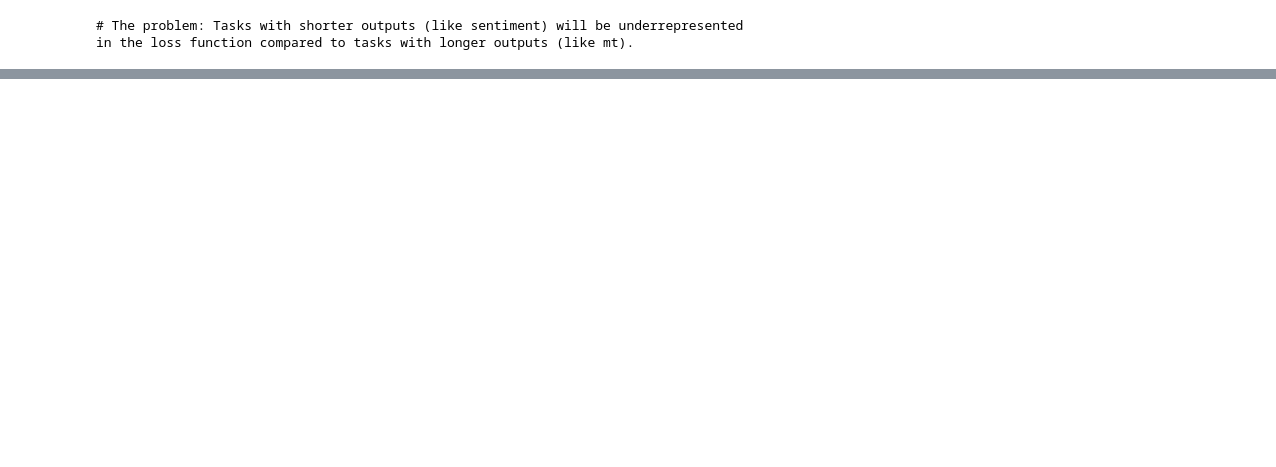
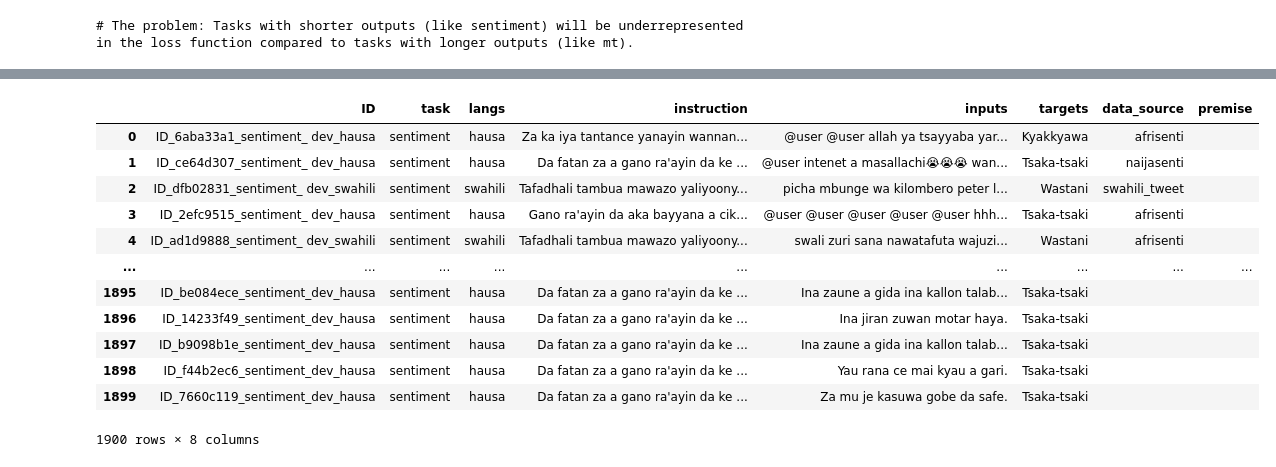
Before and after one commit to melissafasol/InkubaLM-Challenge, a Jupyter notebook: notebooks_EDA/01_QLoRA_baseline.ipynb, the cells around one changed output, grey strips where cells are left out. Saved outputs shown, nothing was run; the diff lists cells and outputs as text; code cells hidden in the pictures; blank space fills up the shorter version.

```diff
--- a/notebooks_EDA/01_QLoRA_baseline.ipynb
+++ b/notebooks_EDA/01_QLoRA_baseline.ipynb
@@ -383,0 +225,5 @@ df.head()  # Show first 5 rows
+# %%
+sentiment_swa_supp = supplement.generate_swahili_supplement()
+sentiment_hau_supp = supplement.generate_hausa_supplement()
+# %%
+sent_df_supp = pd.concat([sentiment_swa_supp,sentiment_hau_supp])
@@ -383,0 +264,30 @@ df.head()  # Show first 5 rows
+# %%
+required_columns = ['ID', 'task', 'langs', 'instruction', 'inputs', 'targets', 'data_source', 'premise']
+
+for df in [train_df, sent_df_supp]:
+    for col in required_columns:
+        if col not in df.columns:
+            df[col] = ""  # fill missing columns with empty string
+
+# Reorder columns to be consistent
+df1 = train_df[required_columns]
+df2 = sent_df_supp[required_columns]
+
+# Concatenate without NaNs
+combined_df = pd.concat([df1, df2], ignore_index=True)
+# %%
+combined_df
+# %% [output]
+|  | ID | task | langs | instruction | inputs | targets | data_source | premise |
+| 0 | ID_6aba33a1_sentiment_ dev_hausa | sentiment | hausa | Za ka iya tantance yanayin wannan... | @user @user allah ya tsayyaba yar... | Kyakkyawa | afrisenti |  |
+| 1 | ID_ce64d307_sentiment_ dev_hausa | sentiment | hausa | Da fatan za a gano ra'ayin da ke ... | @user intenet a masallachi😭😭😭 wan... | Tsaka-tsaki | naijasenti |  |
+| 2 | ID_dfb02831_sentiment_ dev_swahili | sentiment | swahili | Tafadhali tambua mawazo yaliyoony... | picha mbunge wa kilombero peter l... | Wastani | swahili_tweet |  |
+| 3 | ID_2efc9515_sentiment_ dev_hausa | sentiment | hausa | Gano ra'ayin da aka bayyana a cik... | @user @user @user @user @user hhh... | Tsaka-tsaki | afrisenti |  |
+| 4 | ID_ad1d9888_sentiment_ dev_swahili | sentiment | swahili | Tafadhali tambua mawazo yaliyoony... | swali zuri sana nawatafuta wajuzi... | Wastani | afrisenti |  |
+| ... | ... | ... | ... | ... | ... | ... | ... | ... |
+| 1895 | ID_be084ece_sentiment_dev_hausa | sentiment | hausa | Da fatan za a gano ra'ayin da ke ... | Ina zaune a gida ina kallon talab... | Tsaka-tsaki |  |  |
+| 1896 | ID_14233f49_sentiment_dev_hausa | sentiment | hausa | Da fatan za a gano ra'ayin da ke ... | Ina jiran zuwan motar haya. | Tsaka-tsaki |  |  |
+| 1897 | ID_b9098b1e_sentiment_dev_hausa | sentiment | hausa | Da fatan za a gano ra'ayin da ke ... | Ina zaune a gida ina kallon talab... | Tsaka-tsaki |  |  |
+| 1898 | ID_f44b2ec6_sentiment_dev_hausa | sentiment | hausa | Da fatan za a gano ra'ayin da ke ... | Yau rana ce mai kyau a gari. | Tsaka-tsaki |  |  |
+| 1899 | ID_7660c119_sentiment_dev_hausa | sentiment | hausa | Da fatan za a gano ra'ayin da ke ... | Za mu je kasuwa gobe da safe. | Tsaka-tsaki |  |  |
+1900 rows × 8 columns
```
Also changed, not shown: parts of 56 cells of this notebook.
